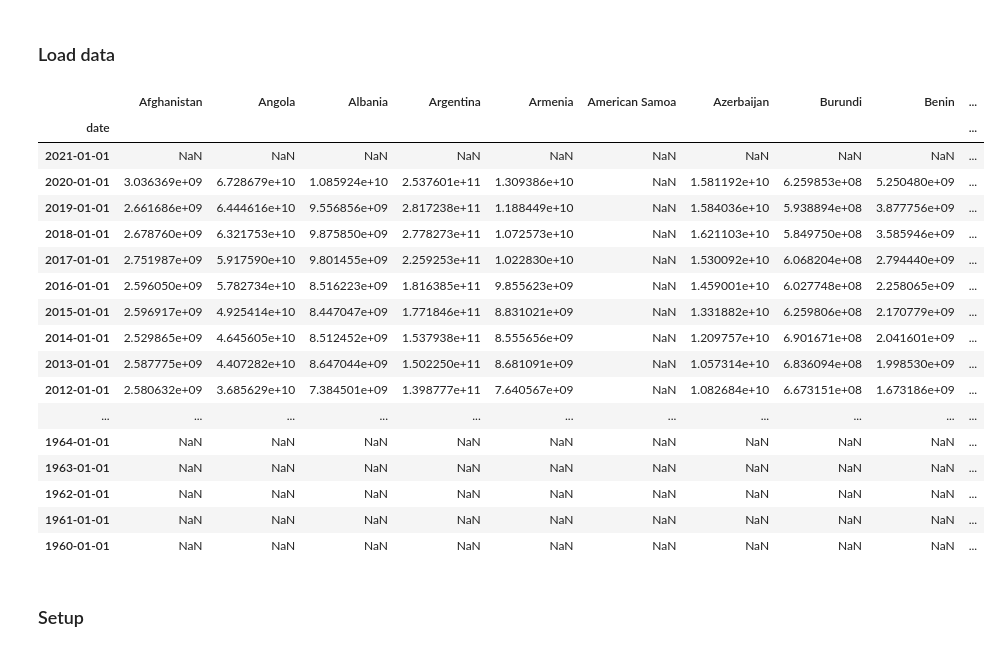
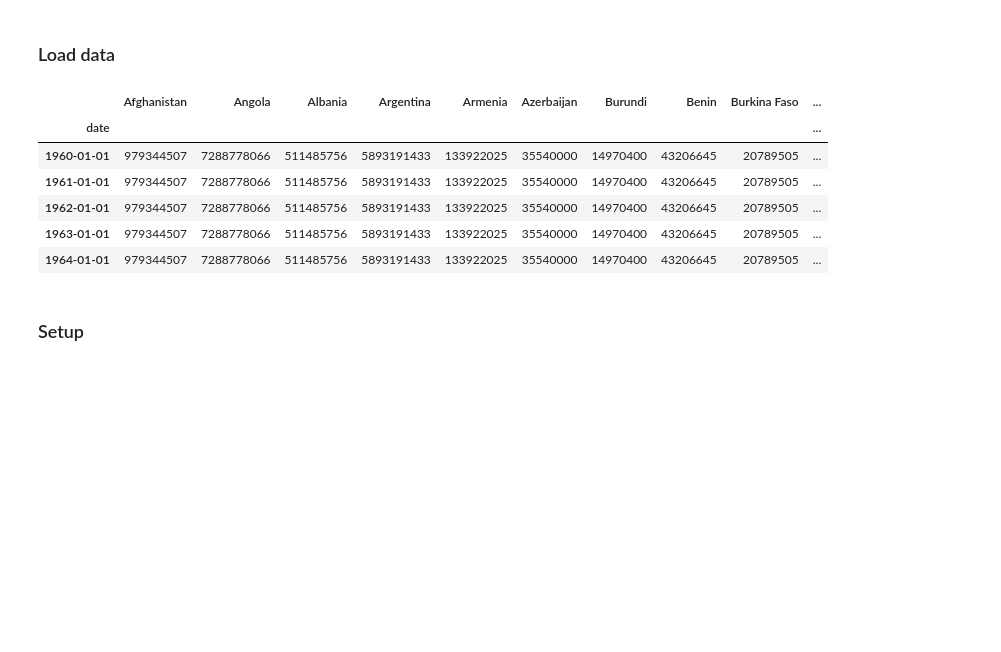
Before and after one commit to a7u7a/blokis-intl-debt, a Jupyter notebook: debt_forecast.ipynb, the cells around one changed output. Saved outputs shown, nothing was run; the diff lists cells and outputs as text; code cells hidden in the pictures; blank space fills up the shorter version.

```diff
--- a/debt_forecast.ipynb
+++ b/debt_forecast.ipynb
@@ -21,32 +25,25 @@ pd.set_option("display.max_rows", None, "display.max_columns", None)
 # %%
-# load data
-df = pd.read_csv("debt_data.csv",index_col="date", infer_datetime_format=True, parse_dates=True)
-
 # resample to enforce index frequency
 # needed for later steps
 # reference to frequency strings: https://pandas.pydata.org/pandas-docs/stable/user_guide/timeseries.html#dateoffset-objects
-
 df = df.resample("AS").mean()
-df.sort_index(ascending=False)
+# fill NaNs with bfills
+df = df.fillna(method="bfill")
+# drop cols that only contain NaNs
+df = df.dropna(how='all', axis=1)
+# drop rows that only contain NaNs
+df = df.dropna(how='all', axis=0)
+# convert column types from np.float64 to np.int64
+df = df.astype(np.int64)
+df.head()
 # %% [output]
-|  | Afghanistan | Angola | Albania | Argentina | Armenia | American Samoa | Azerbaijan | Burundi | Benin | ... |
+|  | Afghanistan | Angola | Albania | Argentina | Armenia | Azerbaijan | Burundi | Benin | Burkina Faso | ... |
 | date |  |  |  |  |  |  |  |  |  | ... |
-| 2021-01-01 | NaN | NaN | NaN | NaN | NaN | NaN | NaN | NaN | NaN | ... |
-| 2020-01-01 | 3.036369e+09 | 6.728679e+10 | 1.085924e+10 | 2.537601e+11 | 1.309386e+10 | NaN | 1.581192e+10 | 6.259853e+08 | 5.250480e+09 | ... |
-| 2019-01-01 | 2.661686e+09 | 6.444616e+10 | 9.556856e+09 | 2.817238e+11 | 1.188449e+10 | NaN | 1.584036e+10 | 5.938894e+08 | 3.877756e+09 | ... |
-| 2018-01-01 | 2.678760e+09 | 6.321753e+10 | 9.875850e+09 | 2.778273e+11 | 1.072573e+10 | NaN | 1.621103e+10 | 5.849750e+08 | 3.585946e+09 | ... |
-| 2017-01-01 | 2.751987e+09 | 5.917590e+10 | 9.801455e+09 | 2.259253e+11 | 1.022830e+10 | NaN | 1.530092e+10 | 6.068204e+08 | 2.794440e+09 | ... |
-| 2016-01-01 | 2.596050e+09 | 5.782734e+10 | 8.516223e+09 | 1.816385e+11 | 9.855623e+09 | NaN | 1.459001e+10 | 6.027748e+08 | 2.258065e+09 | ... |
-| 2015-01-01 | 2.596917e+09 | 4.925414e+10 | 8.447047e+09 | 1.771846e+11 | 8.831021e+09 | NaN | 1.331882e+10 | 6.259806e+08 | 2.170779e+09 | ... |
-| 2014-01-01 | 2.529865e+09 | 4.645605e+10 | 8.512452e+09 | 1.537938e+11 | 8.555656e+09 | NaN | 1.209757e+10 | 6.901671e+08 | 2.041601e+09 | ... |
-| 2013-01-01 | 2.587775e+09 | 4.407282e+10 | 8.647044e+09 | 1.502250e+11 | 8.681091e+09 | NaN | 1.057314e+10 | 6.836094e+08 | 1.998530e+09 | ... |
-| 2012-01-01 | 2.580632e+09 | 3.685629e+10 | 7.384501e+09 | 1.398777e+11 | 7.640567e+09 | NaN | 1.082684e+10 | 6.673151e+08 | 1.673186e+09 | ... |
-| ... | ... | ... | ... | ... | ... | ... | ... | ... | ... | ... |
-| 1964-01-01 | NaN | NaN | NaN | NaN | NaN | NaN | NaN | NaN | NaN | ... |
-| 1963-01-01 | NaN | NaN | NaN | NaN | NaN | NaN | NaN | NaN | NaN | ... |
-| 1962-01-01 | NaN | NaN | NaN | NaN | NaN | NaN | NaN | NaN | NaN | ... |
-| 1961-01-01 | NaN | NaN | NaN | NaN | NaN | NaN | NaN | NaN | NaN | ... |
-| 1960-01-01 | NaN | NaN | NaN | NaN | NaN | NaN | NaN | NaN | NaN | ... |
+| 1960-01-01 | 979344507 | 7288778066 | 511485756 | 5893191433 | 133922025 | 35540000 | 14970400 | 43206645 | 20789505 | ... |
+| 1961-01-01 | 979344507 | 7288778066 | 511485756 | 5893191433 | 133922025 | 35540000 | 14970400 | 43206645 | 20789505 | ... |
+| 1962-01-01 | 979344507 | 7288778066 | 511485756 | 5893191433 | 133922025 | 35540000 | 14970400 | 43206645 | 20789505 | ... |
+| 1963-01-01 | 979344507 | 7288778066 | 511485756 | 5893191433 | 133922025 | 35540000 | 14970400 | 43206645 | 20789505 | ... |
+| 1964-01-01 | 979344507 | 7288778066 | 511485756 | 5893191433 | 133922025 | 35540000 | 14970400 | 43206645 | 20789505 | ... |
 # %% [markdown]
 ### Setup
 # %%
```
Also changed, not shown: parts of 20 cells of this notebook.
